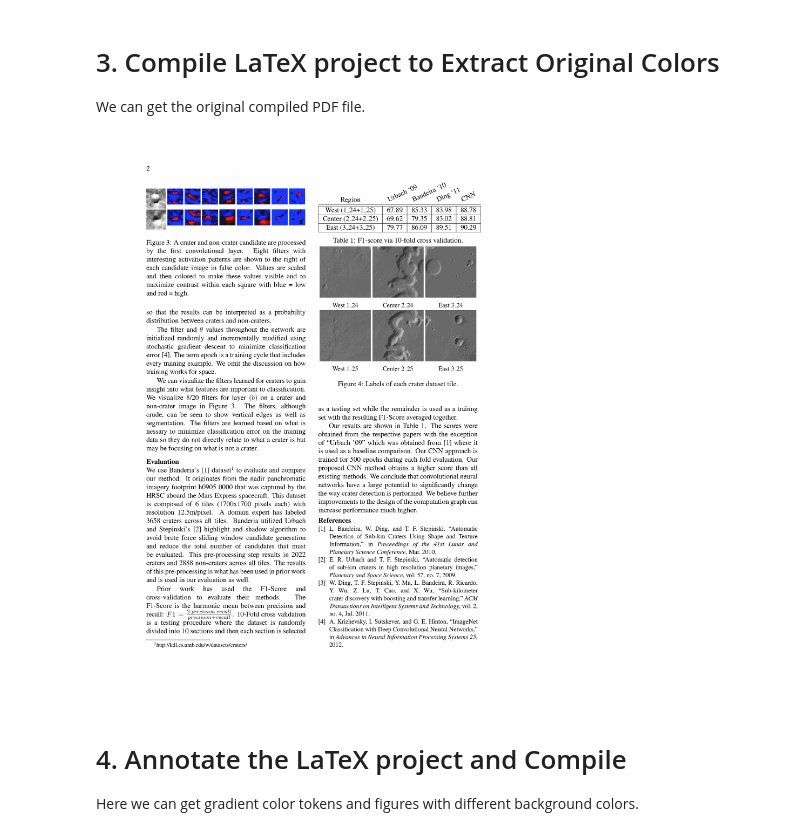
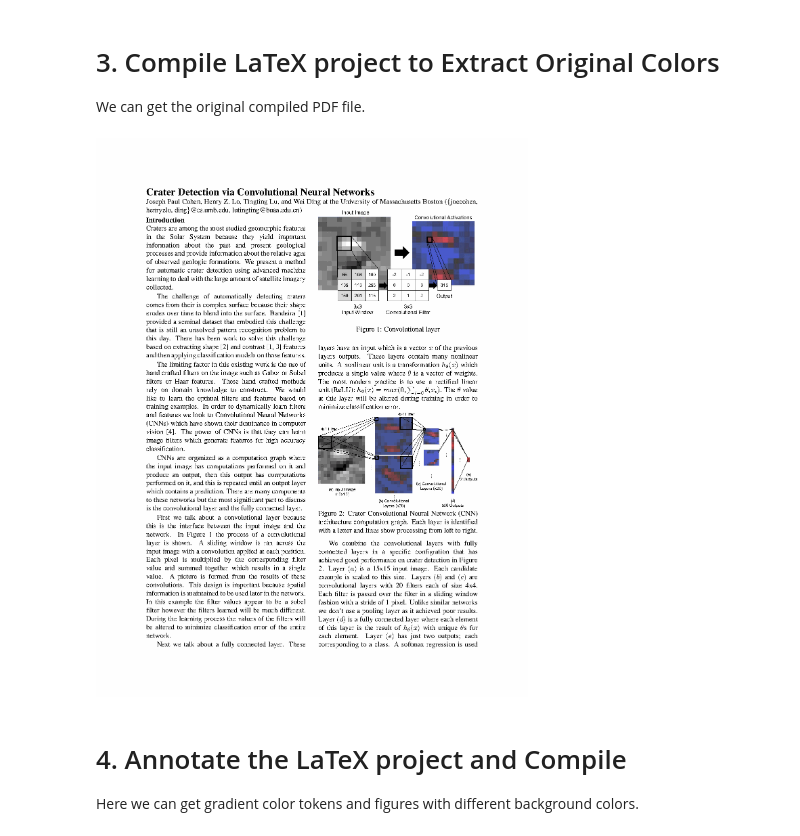
Before and after one commit to InsightsNet/texannotate, a Jupyter notebook: doc/example.ipynb, the cells around one changed output. Cells and saved outputs as stored; diff of their text form; code cells hidden in the pictures.

```diff
--- a/doc/example.ipynb
+++ b/doc/example.ipynb
@@ -58,30 +58,30 @@ We can get the original compiled PDF file.
 # %%
 from texcompile.client import compile_pdf_return_bytes
 from pdfextract.pdf_extract import pdf_extract
 from texannotate.color_annotation import ColorAnnotation
 import pdfplumber
 
 with tempfile.TemporaryDirectory() as td:
     with tarfile.open('downloaded/1601.00978.tar.gz' ,'r:gz') as tar:
         tar.extractall(td)
         preprocess_latex(td)
 
     basename, pdf_bytes = compile_pdf_return_bytes(
         sources_dir=td
     ) # compile the unmodified latex firstly
     shapes, tokens = pdf_extract(pdf_bytes)
     color_dict = ColorAnnotation()
     for rect in shapes:
         color_dict.add_existing_color(tup2str(rect['stroking_color']))
     for token in tokens:
         color_dict.add_existing_color(token['color'])
 
 with pdfplumber.open(pdf_bytes) as doc:
-    p0 = doc.pages[1]
-    im_origin = p0.to_image(resolution=300)
+    p0 = doc.pages[0]
+    im_origin = p0.to_image(resolution=150)
 im_origin
 # %% [output]
-[figure, old version]
+[figure, new version]
 # %% [markdown]
 # 4. Annotate the LaTeX project and Compile
 
```
Also changed, not shown: parts of 6 cells of this notebook, 21 other files.
